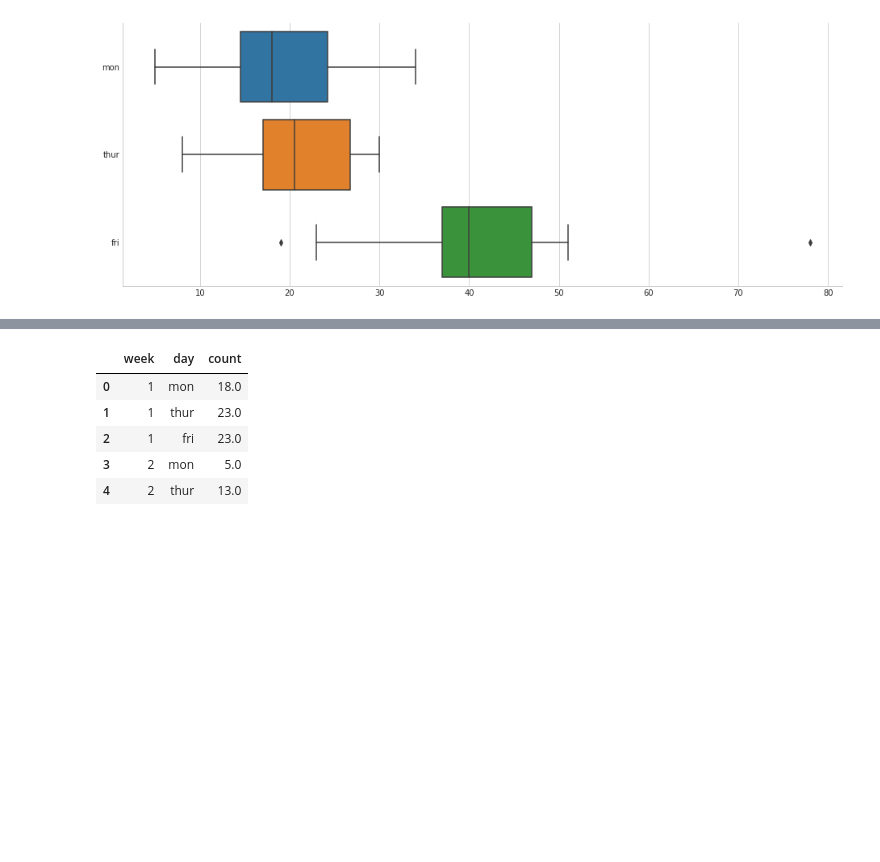
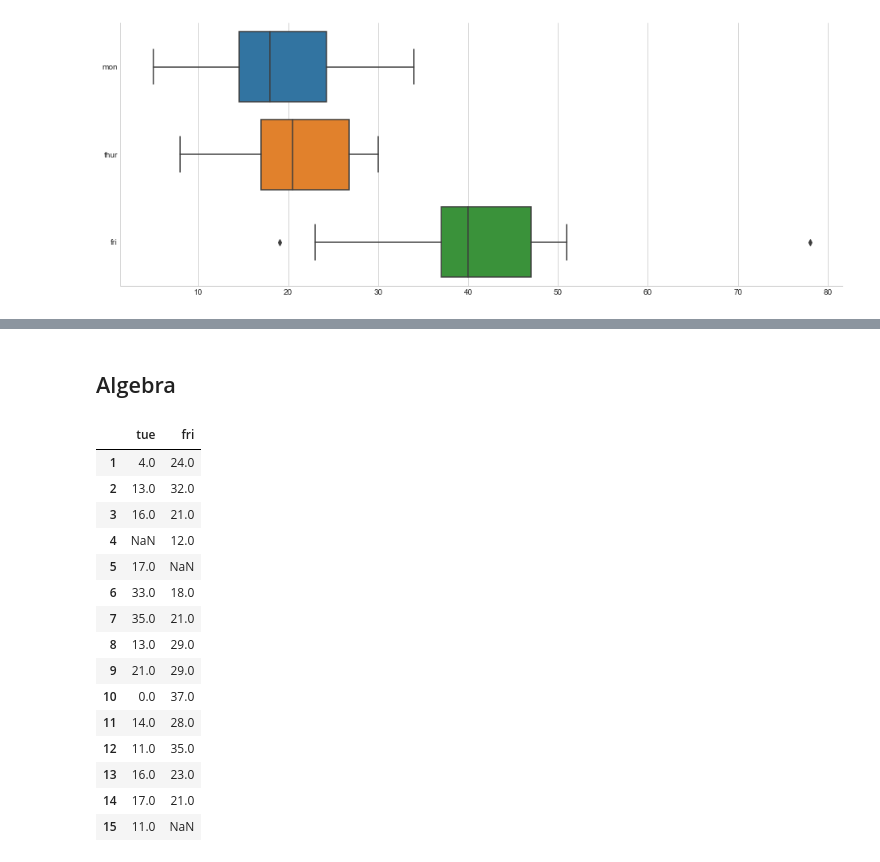
Before and after one commit to eigenfoo/parts, a Jupyter notebook: parts.ipynb, the cells around one changed output, grey strips where cells are left out. Cells and saved outputs as stored; diff of their text form; code cells hidden in the pictures; blank space fills up the shorter version.

```diff
--- a/parts.ipynb
+++ b/parts.ipynb
@@ -94,9 +66,0 @@ df.columns = ['week', 'day', 'count']
-# %%
-df.head()
-# %% [output]
-|  | week | day | count |
-| 0 | 1 | mon | 18.0 |
-| 1 | 1 | thur | 23.0 |
-| 2 | 1 | fri | 23.0 |
-| 3 | 2 | mon | 5.0 |
-| 4 | 2 | thur | 13.0 |
@@ -104,0 +67,2 @@ df.head()
+# %% [markdown]
+## Algebra
@@ -104,0 +71,19 @@ df.head()
+# %%
+data
+# %% [output]
+|  | tue | fri |
+| 1 | 4.0 | 24.0 |
+| 2 | 13.0 | 32.0 |
+| 3 | 16.0 | 21.0 |
+| 4 | NaN | 12.0 |
+| 5 | 17.0 | NaN |
+| 6 | 33.0 | 18.0 |
+| 7 | 35.0 | 21.0 |
+| 8 | 13.0 | 29.0 |
+| 9 | 21.0 | 29.0 |
+| 10 | 0.0 | 37.0 |
+| 11 | 14.0 | 28.0 |
+| 12 | 11.0 | 35.0 |
+| 13 | 16.0 | 23.0 |
+| 14 | 17.0 | 21.0 |
+| 15 | 11.0 | NaN |
```
Also changed, not shown: parts of 15 cells of this notebook, 1 other file.
